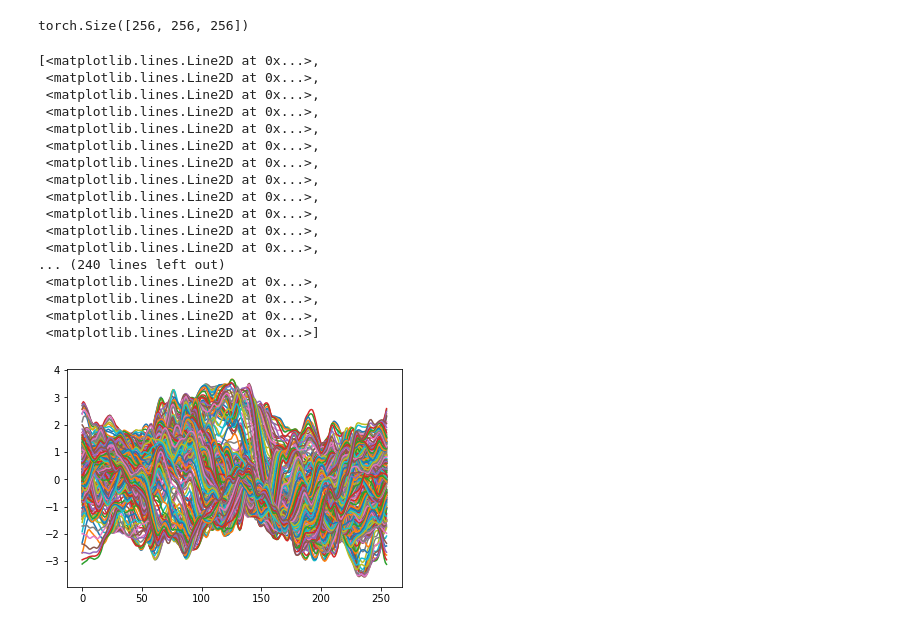
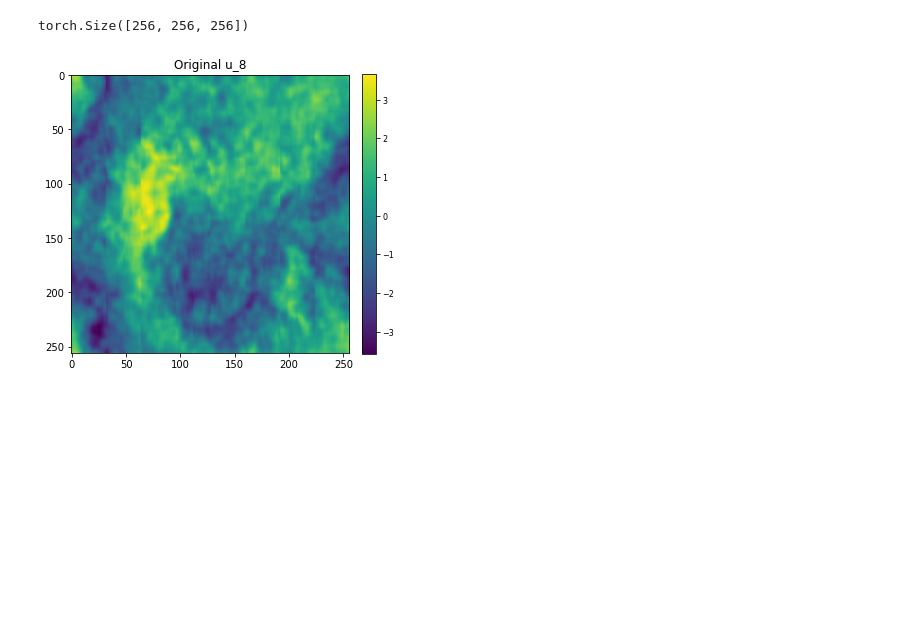
Before and after one commit to stefanopisoni/TN_Turbulence, a Jupyter notebook: 3D_evolution/3D_slices.ipynb, the cells around one changed output. Drawn from its saved outputs; the diff is of its cells as text; code cells hidden in the pictures; blank space fills up the shorter version.

Commit message:
few changes in nb for plotting

```diff
--- a/3D_evolution/3D_slices.ipynb
+++ b/3D_evolution/3D_slices.ipynb
@@ -47,24 +47,19 @@ slice_vec_8 = slice_mps_8.contract().reshape(2**8,2**8,2**8)
 slice_vec_8.shape
 # %% [output]
 torch.Size([256, 256, 256])
-# %%
-plt.plot(slice_vec_8[:,:,100])
-# %% [output]
-[<matplotlib.lines.Line2D at 0x...>,
- <matplotlib.lines.Line2D at 0x...>,
- <matplotlib.lines.Line2D at 0x...>,
- <matplotlib.lines.Line2D at 0x...>,
- <matplotlib.lines.Line2D at 0x...>,
- <matplotlib.lines.Line2D at 0x...>,
- <matplotlib.lines.Line2D at 0x...>,
- <matplotlib.lines.Line2D at 0x...>,
- <matplotlib.lines.Line2D at 0x...>,
- <matplotlib.lines.Line2D at 0x...>,
- <matplotlib.lines.Line2D at 0x...>,
- <matplotlib.lines.Line2D at 0x...>,
-... (240 lines left out)
- <matplotlib.lines.Line2D at 0x...>,
- <matplotlib.lines.Line2D at 0x...>,
- <matplotlib.lines.Line2D at 0x...>,
- <matplotlib.lines.Line2D at 0x...>]
-[figure, removed]
+# %%
+fig = plt.figure(figsize=(12,12))
+a = fig.add_subplot(121)
+
+
+p = a.imshow(slice_vec_8[:,:,100])
+
+a.set_title('Original u_8')
+
+cbar1 = fig.colorbar(p, ax=a, fraction=0.046, pad=0.04)
+cbar1.ax.tick_params(labelsize=8)
+
+
+# plt.savefig('Snapshot_8_qubits.pdf')
+# %% [output]
+[figure, added]
```
Also changed, not shown: parts of 2 cells of this notebook.
